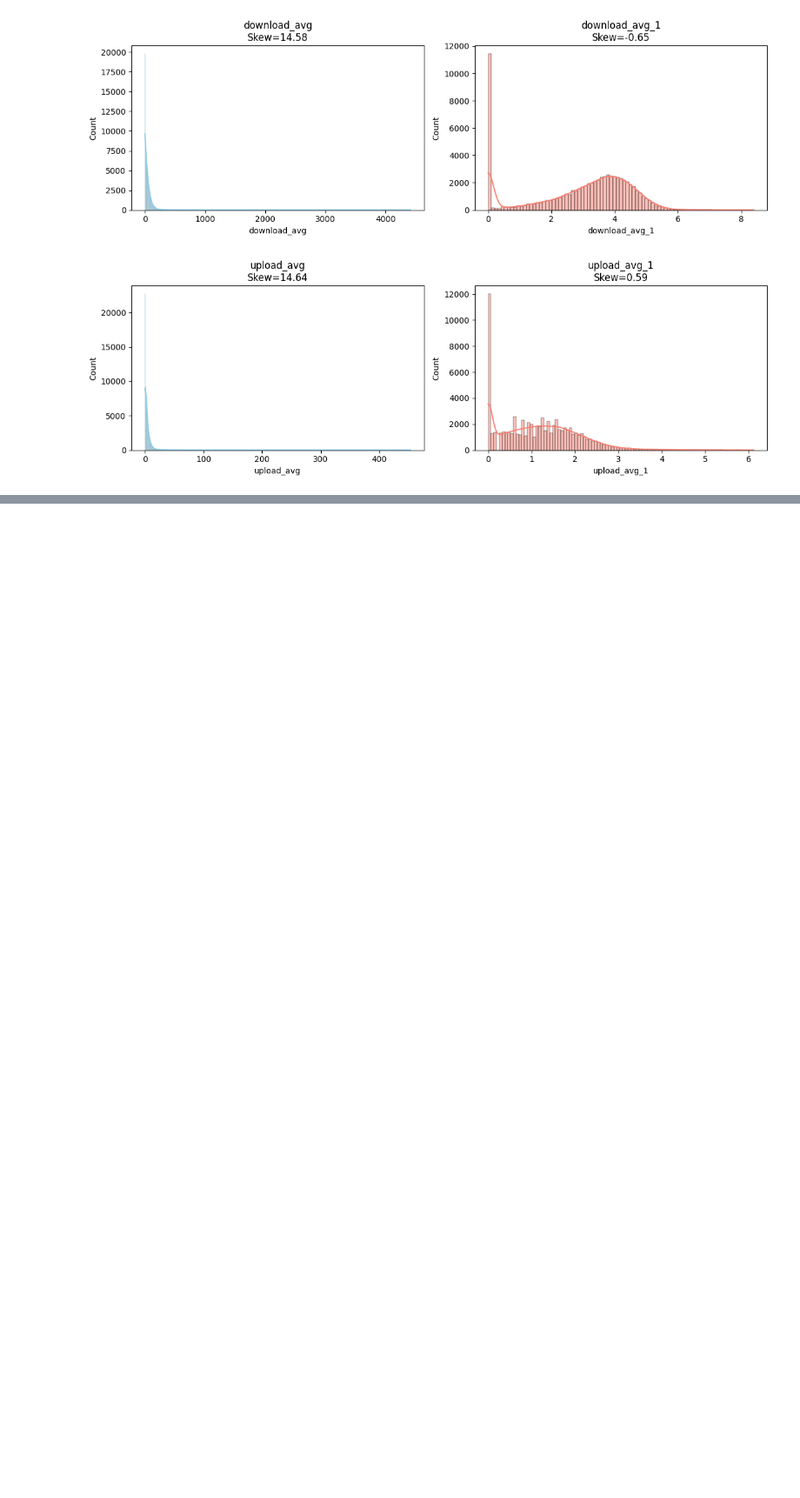
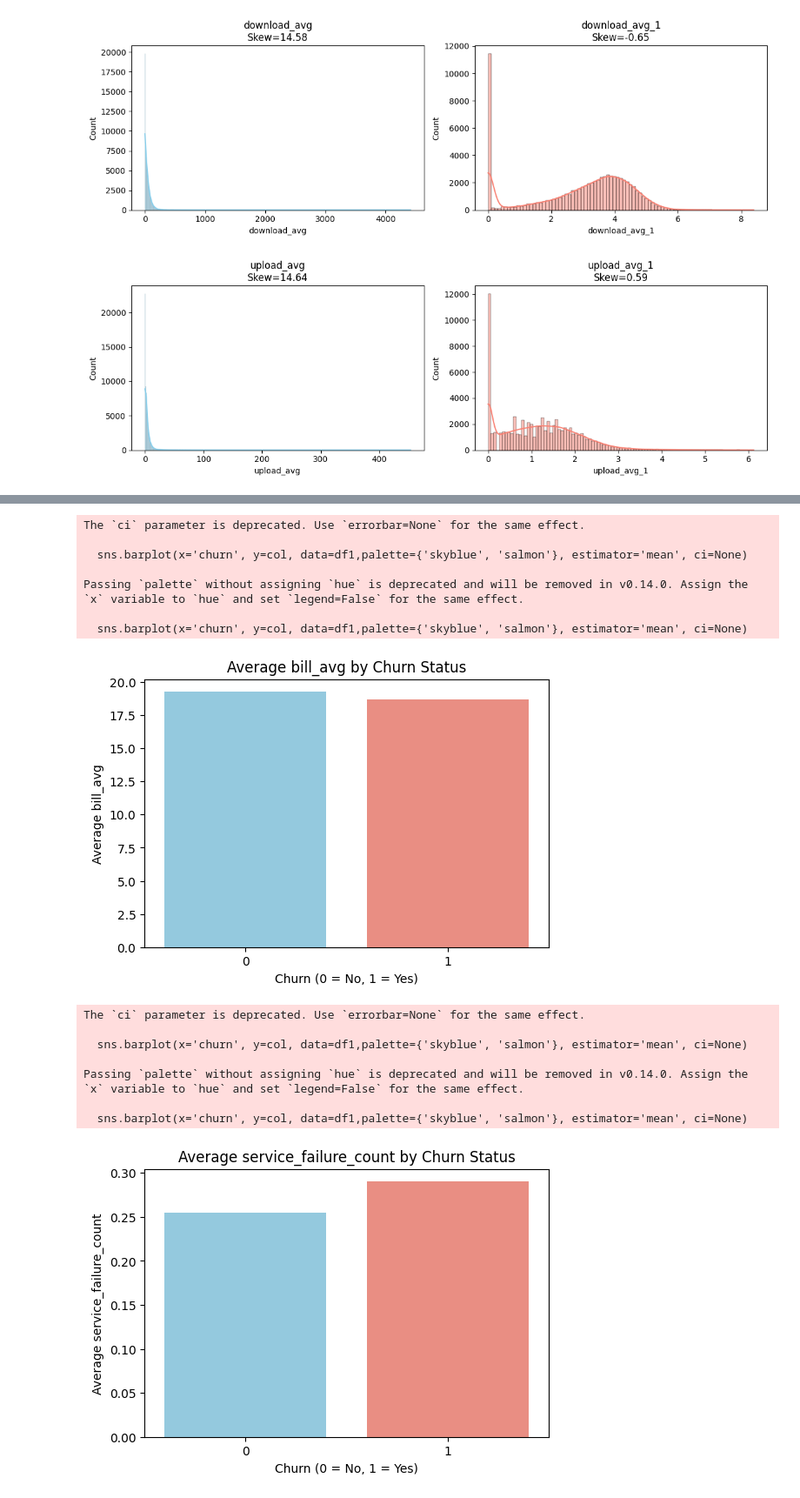
Before and after one commit to halaheltorgoman/Internet-Service-Customer-Churn, a Jupyter notebook: notebooks/churn_eda.ipynb, the cells around one changed output, grey strips where cells are left out. Shown at 87% size. Drawn from its saved outputs; the diff is of its cells as text; code cells hidden in the pictures; blank space fills up the shorter version.

```diff
--- a/notebooks/churn_eda.ipynb
+++ b/notebooks/churn_eda.ipynb
@@ -393,0 +412,35 @@ for original, transformed in pairs:
+# %%
+'''
+numeric_cols_1 = ['bill_avg', 'service_failure_count', 'download_avg', 'upload_avg','remaining_contract','subscription_age']
+for col in numeric_cols_1:
+    plt.figure(figsize=(6,4))
+    sns.boxplot(x='churn', y=col, data=df1,palette={'skyblue', 'salmon'})
+    plt.title(f"{col} vs Churn")
+    plt.xlabel("Churn (0 = No, 1 = Yes)")
+    plt.ylabel(col)
+    plt.show()
+'''
+for col in numeric_cols_1:
+    plt.figure(figsize=(6,4))
+    sns.barplot(x='churn', y=col, data=df1,palette={'skyblue', 'salmon'}, estimator='mean', ci=None)
+    plt.title(f"Average {col} by Churn Status")
+    plt.xlabel("Churn (0 = No, 1 = Yes)")
+    plt.ylabel(f"Average {col}")
+    plt.show()
+# %% [output]
+The `ci` parameter is deprecated. Use `errorbar=None` for the same effect.
+
+  sns.barplot(x='churn', y=col, data=df1,palette={'skyblue', 'salmon'}, estimator='mean', ci=None)
+
+Passing `palette` without assigning `hue` is deprecated and will be removed in v0.14.0. Assign the `x` variable to `hue` and set `legend=False` for the same effect.
+
+  sns.barplot(x='churn', y=col, data=df1,palette={'skyblue', 'salmon'}, estimator='mean', ci=None)
+[figure, added]
+The `ci` parameter is deprecated. Use `errorbar=None` for the same effect.
+
+  sns.barplot(x='churn', y=col, data=df1,palette={'skyblue', 'salmon'}, estimator='mean', ci=None)
+
+Passing `palette` without assigning `hue` is deprecated and will be removed in v0.14.0. Assign the `x` variable to `hue` and set `legend=False` for the same effect.
+
+  sns.barplot(x='churn', y=col, data=df1,palette={'skyblue', 'salmon'}, estimator='mean', ci=None)
+[figure, added]
```
Also changed, not shown: parts of 13 cells of this notebook.
